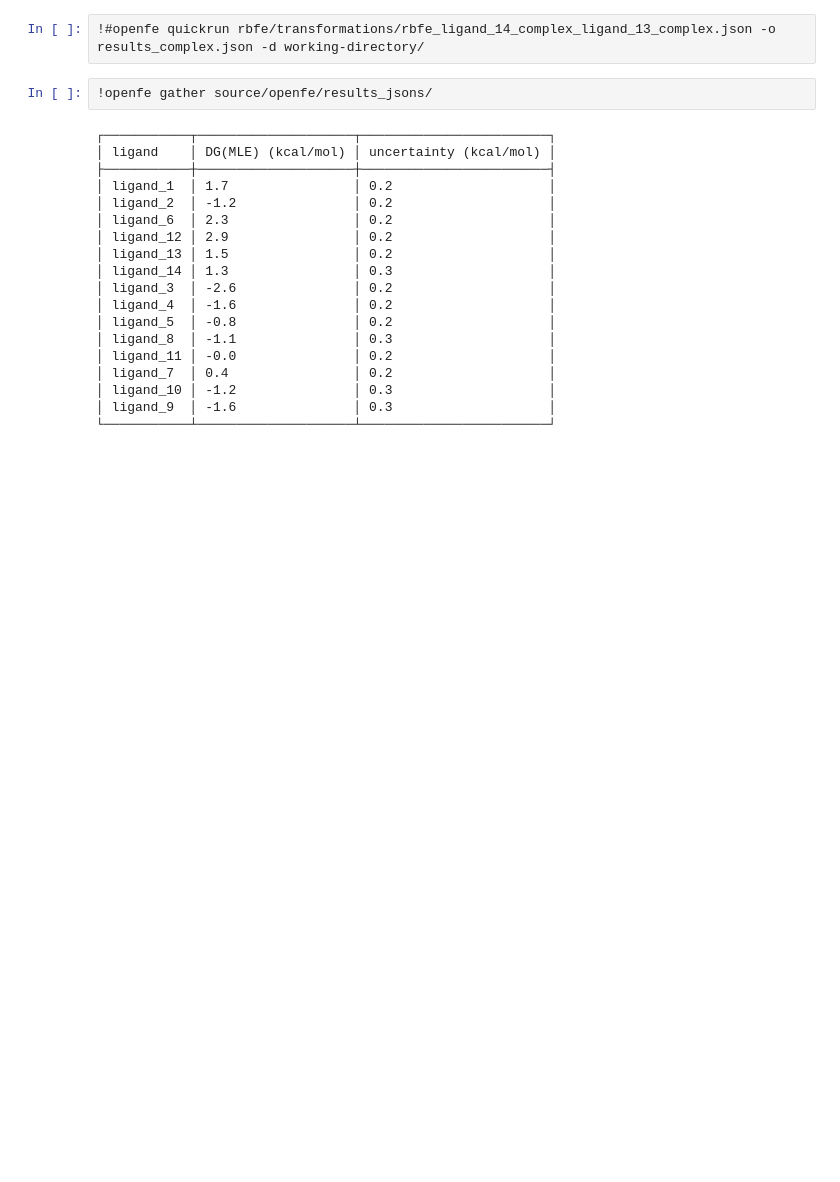
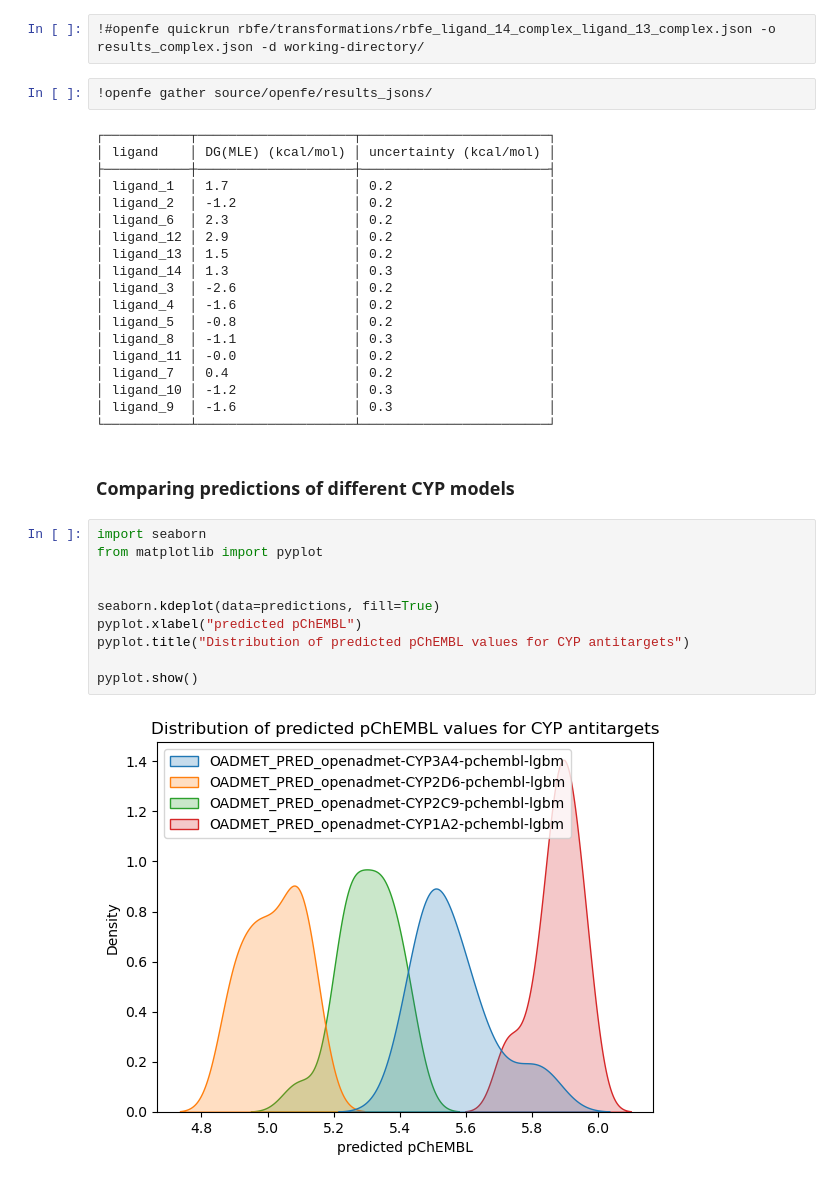
Before and after one commit to omsf/joint-demo, a Jupyter notebook: joint-demo.ipynb, the cells around one changed output. Cells and saved outputs as stored; diff of their text form; blank space fills up the shorter version.

```diff
--- a/joint-demo.ipynb
+++ b/joint-demo.ipynb
@@ -177,3 +178,17 @@ rbfe/
 │ ligand_10 │ -1.2               │ 0.3                    │
 │ ligand_9  │ -1.6               │ 0.3                    │
 └───────────┴────────────────────┴────────────────────────┘
+# %% [markdown]
+### Comparing predictions of different CYP models
+# %%
+import seaborn
+from matplotlib import pyplot
+
+
+seaborn.kdeplot(data=predictions, fill=True)
+pyplot.xlabel("predicted pChEMBL")
+pyplot.title("Distribution of predicted pChEMBL values for CYP antitargets")
+
+pyplot.show()
+# %% [output]
+[figure, added]
```
Also changed, not shown: parts of 16 cells of this notebook, 2 other files.
